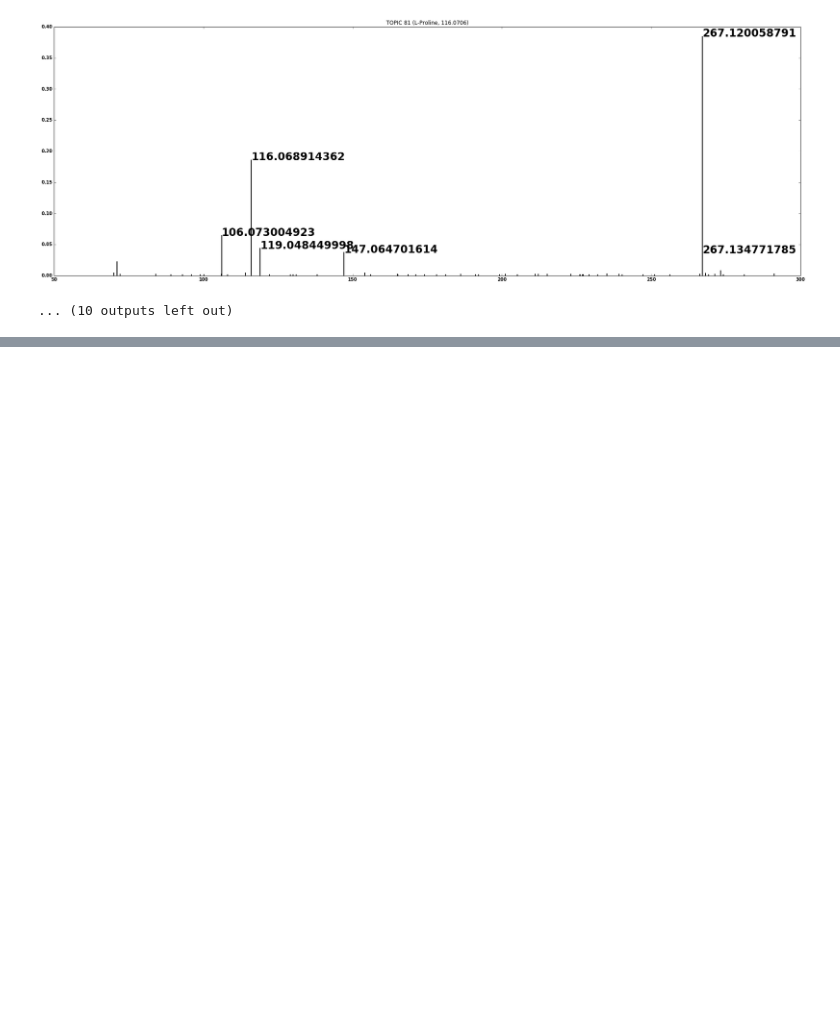
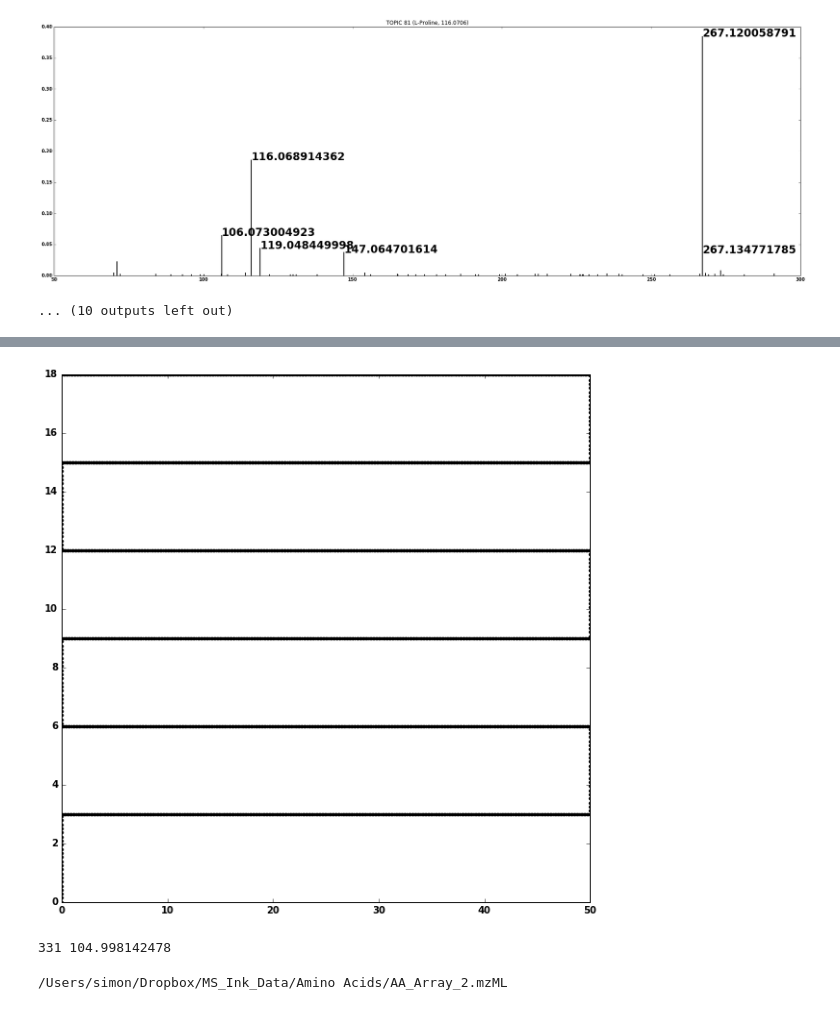
Before and after one commit to sdrogers/inklda, a Jupyter notebook: notebooks/AminoAcidImage.ipynb, the cells around one changed output, grey strips where cells are left out. Saved outputs shown, nothing was run; the diff lists cells and outputs as text; code cells hidden in the pictures; blank space fills up the shorter version.

```diff
--- a/notebooks/AminoAcidImage.ipynb
+++ b/notebooks/AminoAcidImage.ipynb
@@ -163,3 +204,17 @@ for a in best_topics:
+# %%
+w = fe.word_names[sa]
+v = {}
+for d in fe.corpus:
+    if w in fe.corpus[d]:
+        v[d] = fe.corpus[d][w]
+ig.plot(vals = v)
+# %% [output]
+[figure, added]
+# %%
+sa = np.abs(105.0 - np.array(fe.word_masses)).argmin()
+print sa,fe.word_masses[sa]
+# %% [output]
+331 104.998142478
 # %%
 def make_image(intense,rowcoord,colcoord,x_start = 0,x_end = 50,x_step=1,y_start=0,y_end=18,y_step=3):
     x_lower_vals = np.arange(x_start,x_end,x_step)
@@ -186,6 +241,10 @@ def make_image(intense,rowcoord,colcoord,x_start = 0,x_end = 50,x_step=1,y_start
             x_in = np.where(xc > x_lower_vals)[0][-1]
         image[n_y-y_in-1,x_in] += intense[k]
     return image
+# %%
+print aa_file
+# %% [output]
+/Users/simon/Dropbox/MS_Ink_Data/Amino Acids/AA_Array_2.mzML
 # %%
 def hit(m1,m2,tol):
     if 1e6*abs(m1-m2)/m1 < tol:
```
Also changed, not shown: parts of 2 cells of this notebook, 2 other files.
